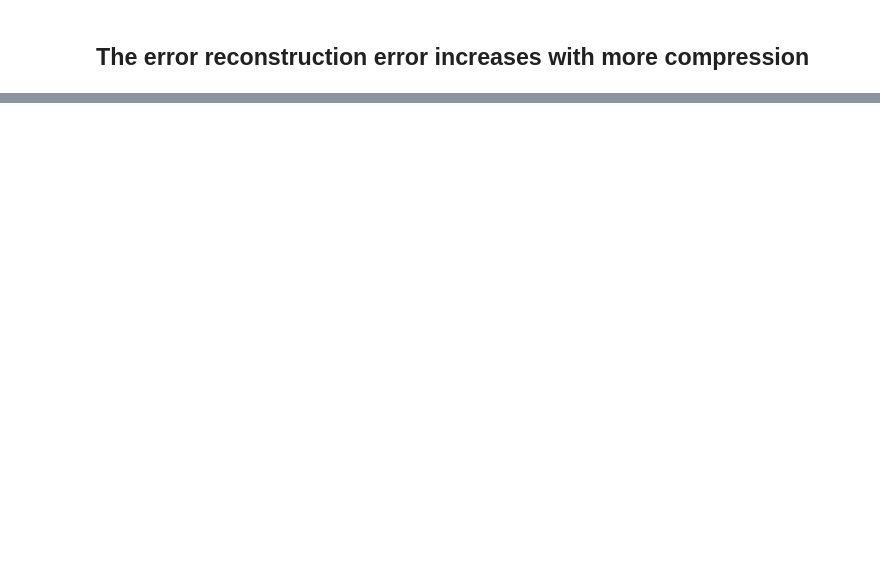
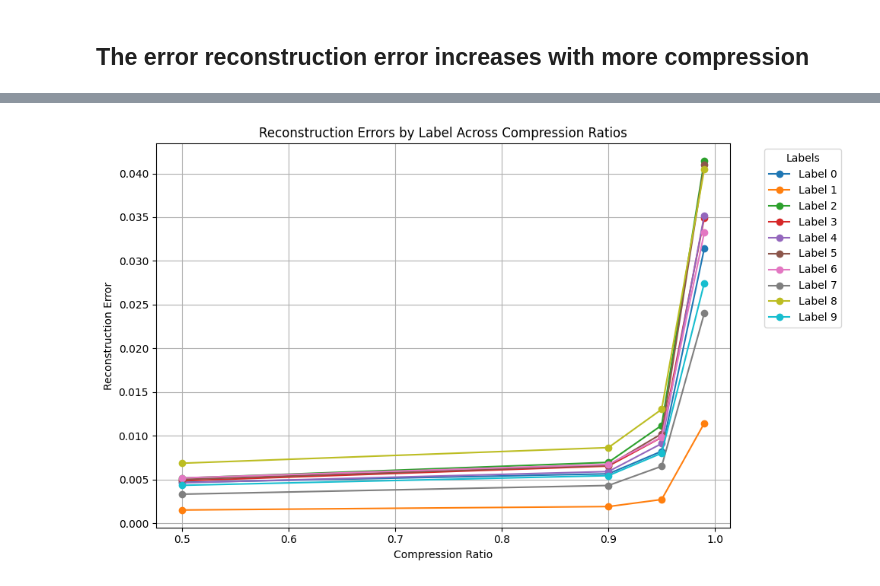
Before and after one commit to readytensor/rt_img_compression_autoencoder, a Jupyter notebook: auto_encoder.ipynb, the cells around one changed output, grey strips where cells are left out. Drawn from its saved outputs; the diff is of its cells as text; code cells hidden in the pictures; blank space fills up the shorter version.

```diff
--- a/auto_encoder.ipynb
+++ b/auto_encoder.ipynb
@@ -199,0 +190,14 @@ def plot_all_reconstructed_images(original_images, reconstructed_images, compres
+# %%
+def decompress(model, compressed_images):
+    reconstructed_images = []
+    for i in range(len(compressed_images)):
+        images = compressed_images[i]
+        output = model.fc2(torch.tensor(images).to(device))
+        output = model.decoder(output.view(output.size(0), 8, 7, 7))
+        reconstructed_images.append(output.cpu().detach().numpy())
+
+    reconstructed_images = np.array(reconstructed_images)
+    reconstructed_images = reconstructed_images.reshape(-1, 1, 28, 28)
+    num_samples = reconstructed_images.shape[0]
+    reconstructed_images = reconstructed_images.reshape(num_samples, -1)
+    return reconstructed_images
@@ -320,0 +413,18 @@ plt.show()
+# %%
+# Creating a figure
+plt.figure(figsize=(10, 6))
+
+# Plot each label's reconstruction error over different compression ratios
+for label in range(10):  # Assuming there are 10 labels
+    errors = [d[cr][label] for cr, d in zip(compression_ratios, reconstruction_errors_by_labels)]
+    plt.plot(compression_ratios, errors, marker='o', label=f'Label {label}')
+
+plt.title('Reconstruction Errors by Label Across Compression Ratios')
+plt.xlabel('Compression Ratio')
+plt.ylabel('Reconstruction Error')
+plt.legend(title='Labels', bbox_to_anchor=(1.05, 1), loc='upper left')
+plt.grid(True)
+plt.tight_layout()
+plt.show()
+# %% [output]
+[figure, added]
```
Also changed, not shown: parts of 18 cells of this notebook, 4 other files.
